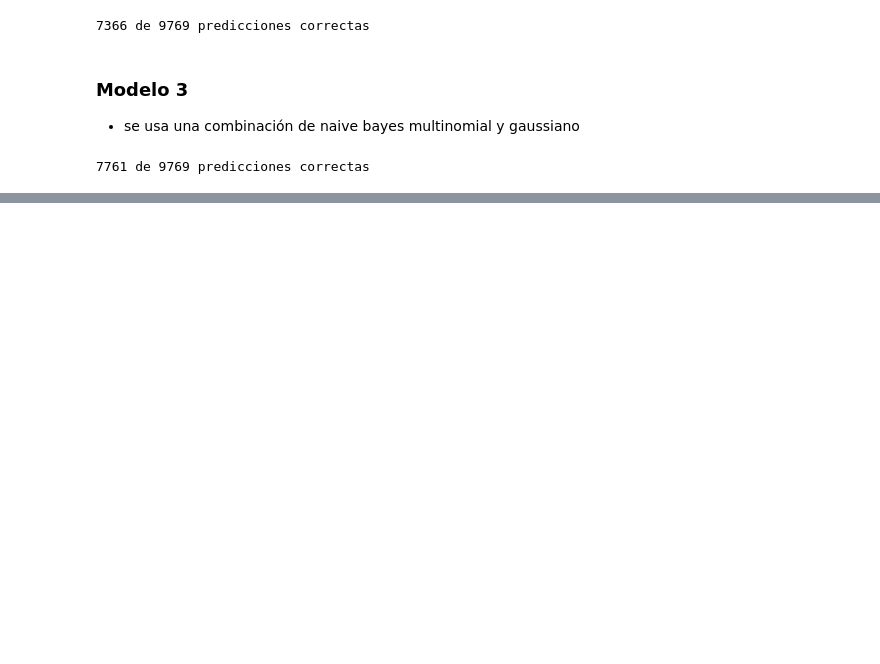
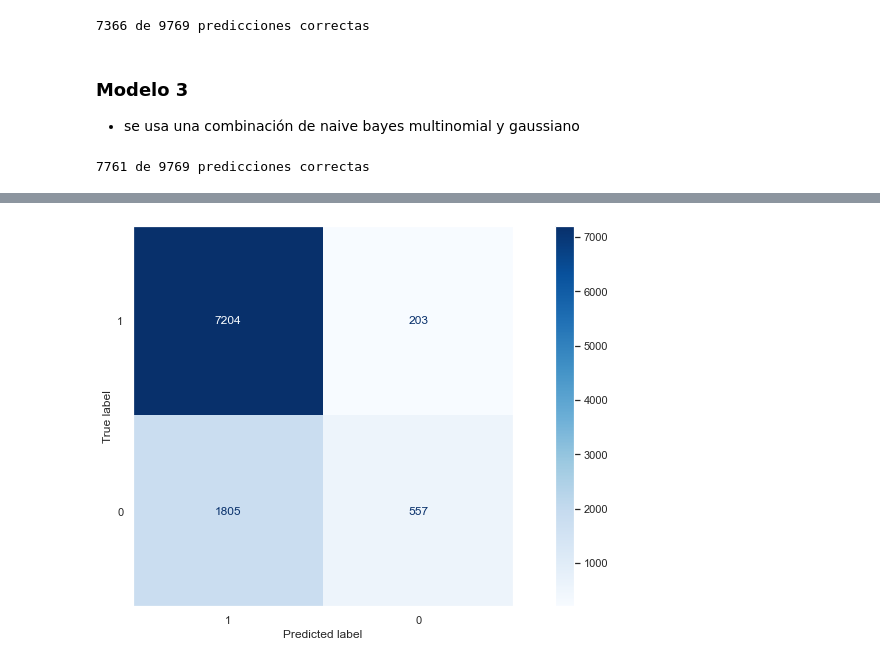
Before and after one commit to TomasArrachea/TP-Organizacion-de-Datos, a Jupyter notebook: parte_2/nb.ipynb, the cells around one changed output, grey strips where cells are left out. Drawn from its saved outputs; the diff is of its cells as text; code cells hidden in the pictures; blank space fills up the shorter version.

Commit message:
agrego calculos de metricas en nb. falta cross validation y ordenar un poco

```diff
--- a/parte_2/nb.ipynb
+++ b/parte_2/nb.ipynb
@@ -83,0 +130,11 @@ print(f"{np.sum(y_pred == y_val)} de {len(X_val_proba)} predicciones correctas")
+# %%
+import seaborn as sns
+from matplotlib import pyplot as plt
+sns.set()
+
+fig, ax = plt.subplots(figsize=(15, 7))
+plt.grid(False)
+metrics.plot_confusion_matrix(gnb_proba, X_val_proba, y_val, cmap=plt.cm.Blues, display_labels=['1', '0'], ax=ax)
+plt.show()
+# %% [output]
+[figure, added]
```
Also changed, not shown: parts of 9 cells of this notebook.
